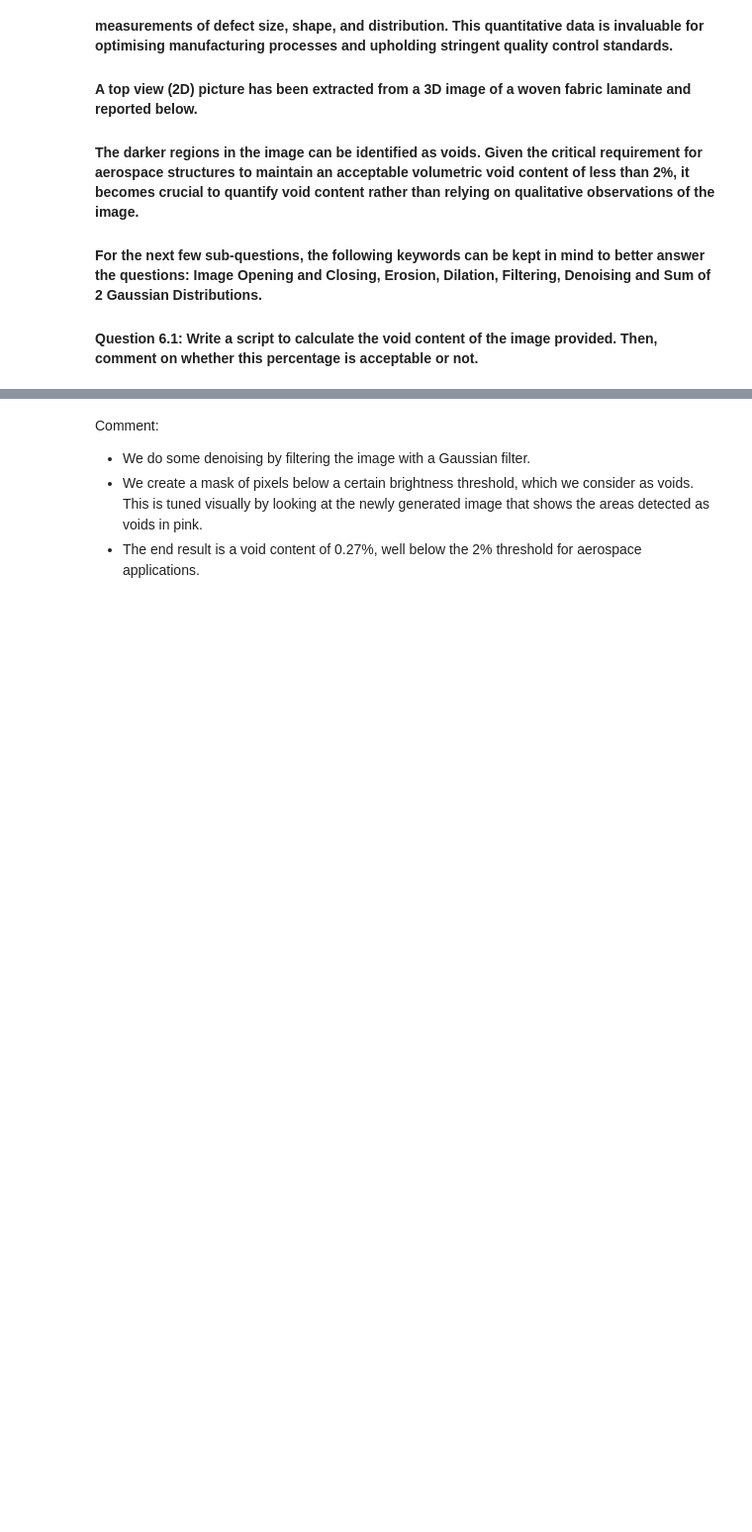
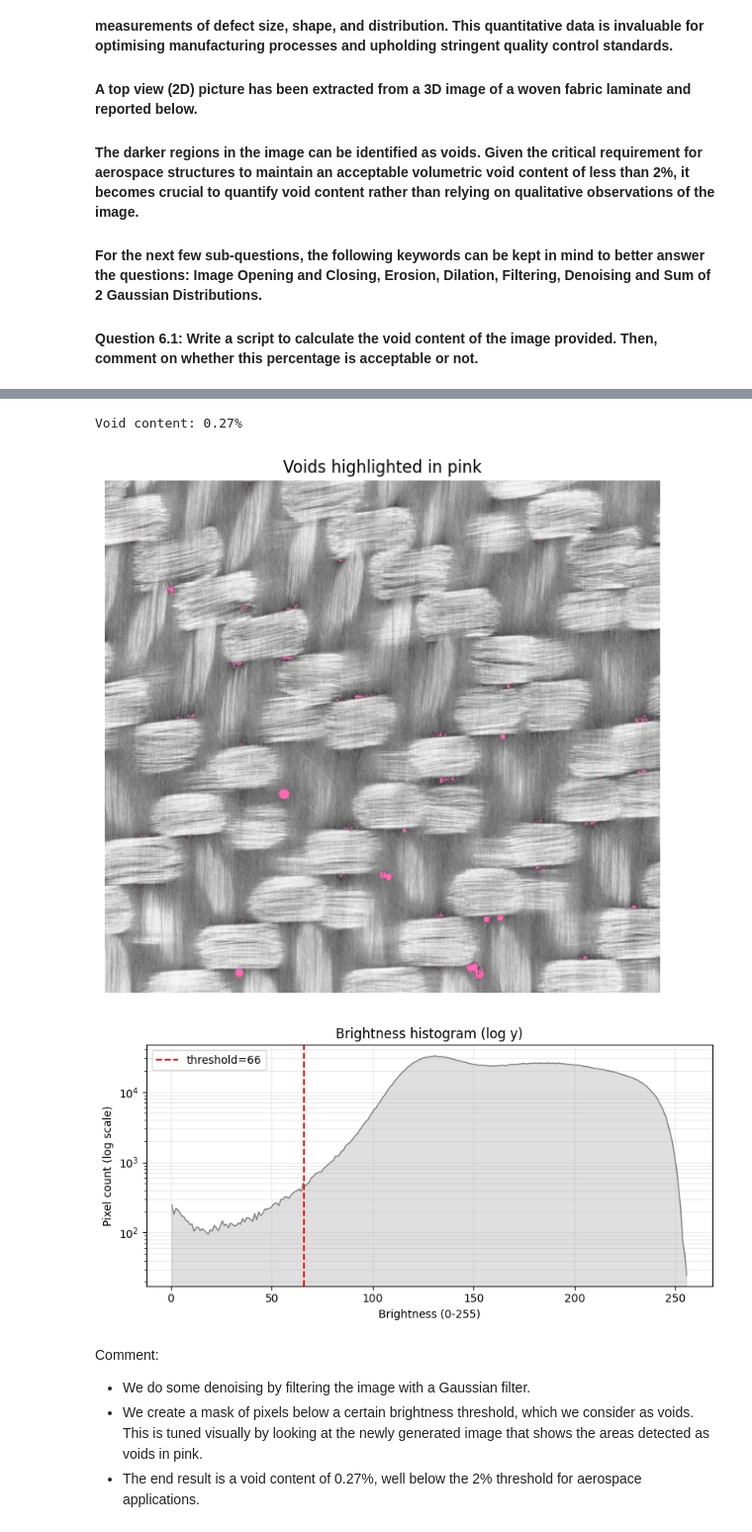
Before and after one commit to RemcovW2000/PCM-thermoplastic-defects, a Jupyter notebook: defects/Defects - 2024.ipynb, the cells around one changed output, grey strips where cells are left out. Shown at 99% size. Cells and saved outputs as stored; diff of their text form; code cells hidden in the pictures; blank space fills up the shorter version.

```diff
--- a/defects/Defects - 2024.ipynb
+++ b/defects/Defects - 2024.ipynb
@@ -405,6 +405,25 @@ from PIL import Image
 import numpy as np
 from scipy.ndimage import gaussian_filter, binary_opening
 import matplotlib.pyplot as plt
+
+def calculate_void_content(img_path, threshold_brightness=66, gauss_sigma=0.8, clean_structure=np.ones((3, 3))):
+    # Load grayscale image
+    img = Image.open(img_path).convert('L')
+    arr = np.array(img)  # 2D uint8
+
+    # Smooth to reduce speckle noise
+    arr_smooth = gaussian_filter(arr, sigma=gauss_sigma)
+
+    # Void mask: dark regions
+    mask = arr_smooth < threshold_brightness
+    # Clean small specks
+    mask = binary_opening(mask, structure=clean_structure)
+
+    # Void content (2D)
+    void_pixels = mask.sum()
+    total_pixels = mask.size
+    void_percent = 100.0 * void_pixels / total_pixels
+    return void_percent
 
 # Parameters
 img_path = 'slice_0130.jpeg'
@@ -414,23 +433,9 @@ gauss_sigma = 0.8
 clean_structure = np.ones((3, 3))
 pink = np.array([255, 105, 180], dtype=np.uint8)  # RGB pink
 
-# Load grayscale image
-img = Image.open(img_path).convert('L')
-arr = np.array(img)  # 2D uint8
-
-# Smooth to reduce speckle noise
-arr_smooth = gaussian_filter(arr, sigma=gauss_sigma)
-
-# Void mask: dark regions
-mask = arr_smooth < threshold_brightness
-# Clean small specks
-mask = binary_opening(mask, structure=clean_structure)
-
-# Void content (2D)
-void_pixels = mask.sum()
-total_pixels = mask.size
-void_percent = 100.0 * void_pixels / total_pixels
-print(f"Void content (2D): {void_percent:.2f}% ({void_pixels}/{total_pixels} pixels)")
+# Calculate void content
+void_percent = calculate_void_content(img_path, threshold_brightness, gauss_sigma, clean_structure)
+print(f"Void content: {void_percent:.2f}%")
 
 # Create RGB image from grayscale
 rgb = np.stack([arr, arr, arr], axis=-1).astype(np.uint8)
@@ -442,33 +447,37 @@ rgb[mask] = overlay[mask]
 
 # Prepare histogram data
 brightness = arr.ravel()
 bins = np.arange(257)  # 0..256 for uint8
 counts, bin_edges = np.histogram(brightness, bins=bins)
 bin_centers = 0.5 * (bin_edges[:-1] + bin_edges[1:])
 
 # --- Figure 1: show pink-overlay image (custom size) ---
 fig1, ax1 = plt.subplots(figsize=(6, 6), dpi=100)  # size for first figure
 ax1.imshow(rgb)
 ax1.set_title('Voids highlighted in pink')
 ax1.axis('off')
 fig1.tight_layout()
 
 # --- Figure 2: histogram with log y-axis (separate size) ---
 fig2, ax2 = plt.subplots(figsize=(8, 4), dpi=100)  # different size for second figure
 # Use counts>0 mask to avoid log(0) plotting issues
 mask_counts = counts > 0
 ax2.plot(bin_centers[mask_counts], counts[mask_counts], lw=1, color='gray')
 ax2.fill_between(bin_centers[mask_counts], counts[mask_counts], color='gray', alpha=0.25)
 ax2.set_yscale('log')
 ax2.axvline(threshold_brightness, color='red', linestyle='--', label=f'threshold={threshold_brightness}')
 ax2.set_xlabel('Brightness (0-255)')
 ax2.set_ylabel('Pixel count (log scale)')
 ax2.set_title('Brightness histogram (log y)')
 ax2.legend()
 ax2.grid(True, which='both', alpha=0.25)
 fig2.tight_layout()
 
 plt.show()
+# %% [output]
+Void content: 0.27%
+[figure, added]
+[figure, added]
 # %% [markdown]
 Comment:
 - We do some denoising by filtering the image with a Gaussian filter.
```
